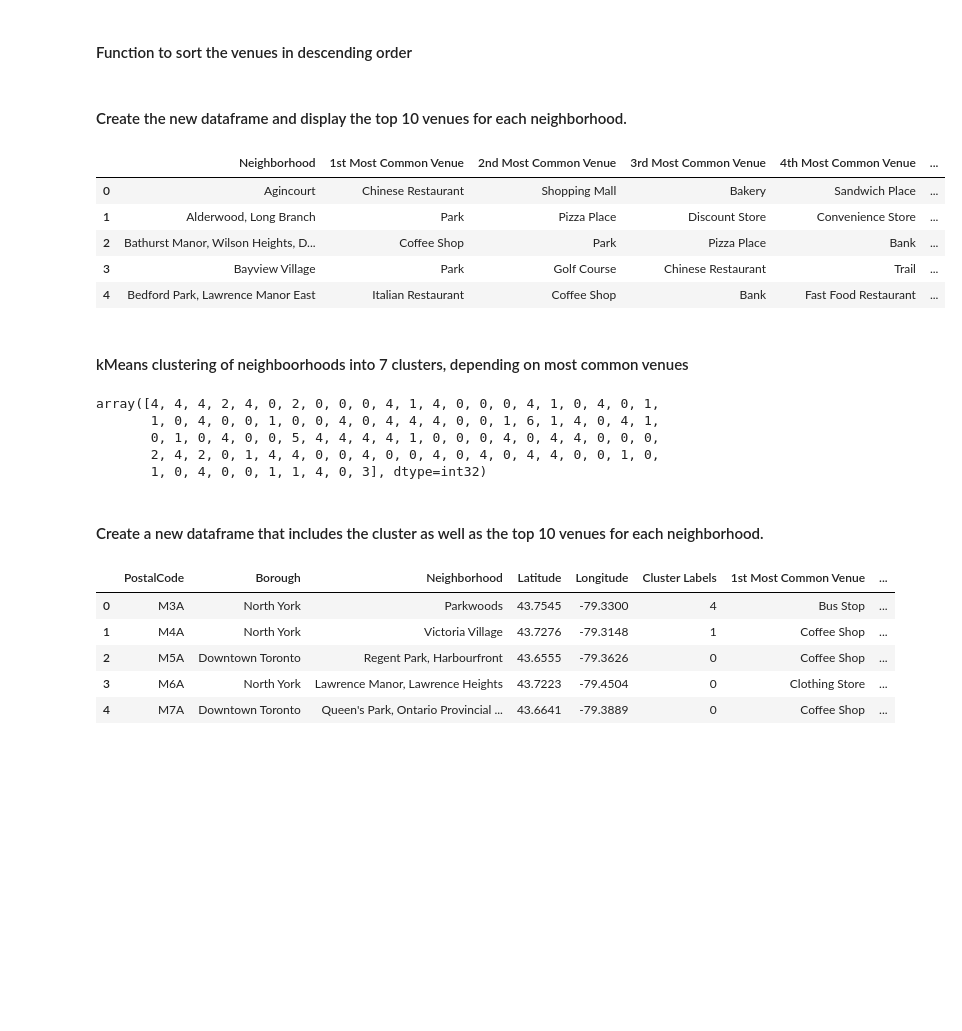
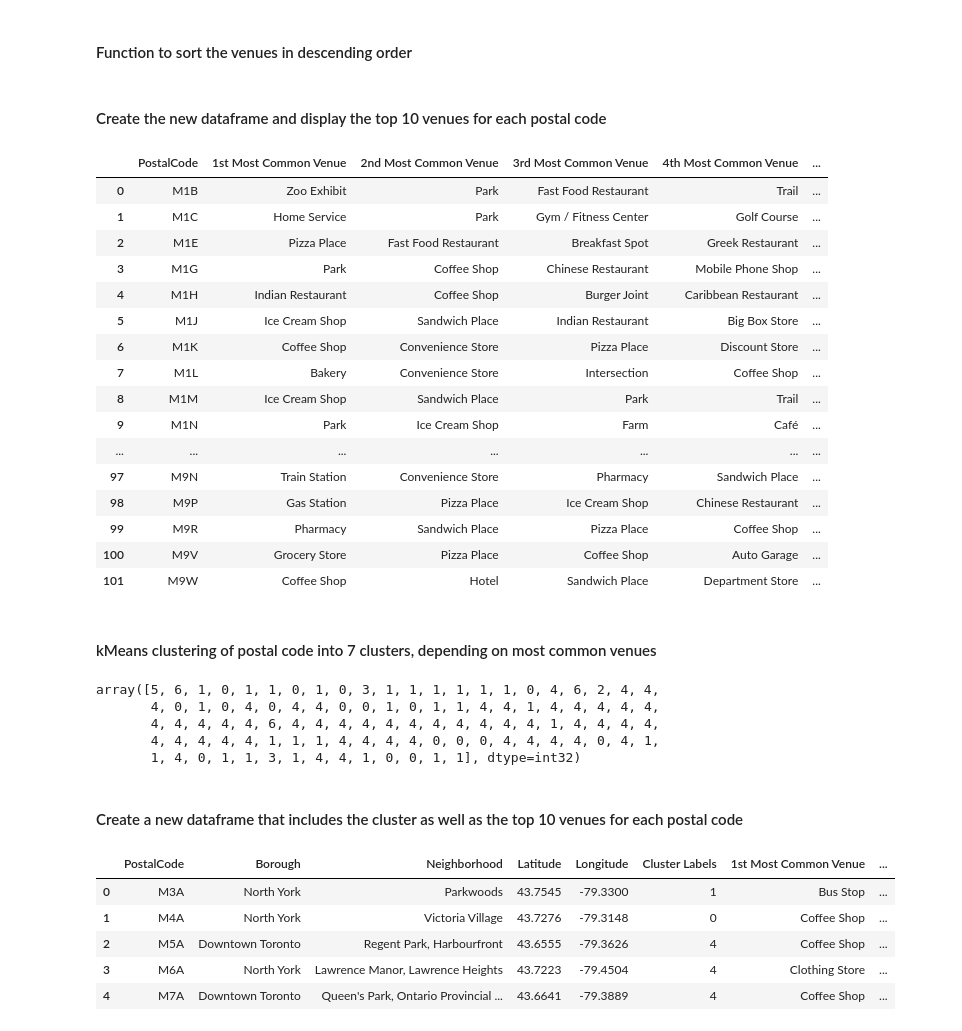
Before and after one commit to emilfh/Coursera_Capstone, a Jupyter notebook: assignment_neighborhoods_in_toronto.ipynb, the cells around one changed output. Cells and saved outputs as stored; diff of their text form; code cells hidden in the pictures; blank space fills up the shorter version.

Commit message:
changed to cluster on postalcode instead of neighborhood, v1.3

```diff
--- a/assignment_neighborhoods_in_toronto.ipynb
+++ b/assignment_neighborhoods_in_toronto.ipynb
@@ -325,11 +321,11 @@ CLIENT_SECRET:TZA5QOUXQ1JTH31IXRNGSP1DMUFUAI1C053RS3V50OTDBVF2
 # %%
 # Radius changed to larger, since many neighborhoods only had a few hits.
 
-def getNearbyVenues(names, latitudes, longitudes, radius=1000):
+def getNearbyVenues(postal_codes, latitudes, longitudes, radius=1000):
 
     venues_list=[]
-    for name, lat, lng in zip(names, latitudes, longitudes):
-        print(name)
+    for postal_code, lat, lng in zip(postal_codes, latitudes, longitudes):
+        print(postal_code)
 
         # create the API request URL
         url = 'https://api.foursquare.com/v2/venues/explore?&client_id={}&client_secret={}&v={}&ll={},{}&radius={}&limit={}'.format(
@@ -346,7 +342,7 @@ def getNearbyVenues(names, latitudes, longitudes, radius=1000):
 
         # return only relevant information for each nearby venue
         venues_list.append([(
-            name,
+            postal_code,
             lat,
             lng,
             v['venue']['name'],
@@ -355,9 +351,9 @@ def getNearbyVenues(names, latitudes, longitudes, radius=1000):
             v['venue']['categories'][0]['name']) for v in results])
 
     nearby_venues = pd.DataFrame([item for venue_list in venues_list for item in venue_list])
-    nearby_venues.columns = ['Neighborhood',
-                  'Neighborhood Latitude',
-                  'Neighborhood Longitude',
+    nearby_venues.columns = ['PostalCode',
+                  'PostalCode Latitude',
+                  'PostalCode Longitude',
                   'Venue',
                   'Venue Latitude',
                   'Venue Longitude',
@@ -369,5 +365,5 @@ def getNearbyVenues(names, latitudes, longitudes, radius=1000):
 # %%
-toronto_venues = getNearbyVenues(names=toronto_data['Neighborhood'],
+toronto_venues = getNearbyVenues(postal_codes=toronto_data['PostalCode'],
                                    latitudes=toronto_data['Latitude'],
                                    longitudes=toronto_data['Longitude']
                                   )
@@ -438,7 +434,7 @@ There are 347 uniques categories.
 toronto_onehot = pd.get_dummies(toronto_venues[['Venue Category']], prefix="", prefix_sep="")
 
 # add neighborhood column back to dataframe
-toronto_onehot['Neighborhood'] = toronto_venues['Neighborhood']
+toronto_onehot['PostalCode'] = toronto_venues['PostalCode']
 
 # move neighborhood column to the first column
 fixed_columns = [toronto_onehot.columns[-1]] + list(toronto_onehot.columns[:-1])
@@ -461,4 +457,4 @@ toronto_onehot.shape
 # %%
-toronto_grouped = toronto_onehot.groupby('Neighborhood').mean().reset_index()
+toronto_grouped = toronto_onehot.groupby('PostalCode').mean().reset_index()
 toronto_grouped.head()
 # %% [output]
@@ -513,42 +509,53 @@ def return_most_common_venues(row, num_top_venues):
 
     return row_categories_sorted.index.values[0:num_top_venues]
 # %% [markdown]
-#### Create the new dataframe and display the top 10 venues for each neighborhood.
+#### Create the new dataframe and display the top 10 venues for each postal code
 # %%
 num_top_venues = 10
 
 indicators = ['st', 'nd', 'rd']
 
 # create columns according to number of top venues
-columns = ['Neighborhood']
+columns = ['PostalCode']
 for ind in np.arange(num_top_venues):
     try:
         columns.append('{}{} Most Common Venue'.format(ind+1, indicators[ind]))
     except:
         columns.append('{}th Most Common Venue'.format(ind+1))
 
 # create a new dataframe
 neighborhoods_venues_sorted = pd.DataFrame(columns=columns)
-neighborhoods_venues_sorted['Neighborhood'] = toronto_grouped['Neighborhood']
+neighborhoods_venues_sorted['PostalCode'] = toronto_grouped['PostalCode']
 
 for ind in np.arange(toronto_grouped.shape[0]):
     neighborhoods_venues_sorted.iloc[ind, 1:] = return_most_common_venues(toronto_grouped.iloc[ind, :], num_top_venues)
 
-neighborhoods_venues_sorted.head()
+neighborhoods_venues_sorted
 # %% [output]
-|  | Neighborhood | 1st Most Common Venue | 2nd Most Common Venue | 3rd Most Common Venue | 4th Most Common Venue | ... |
-| 0 | Agincourt | Chinese Restaurant | Shopping Mall | Bakery | Sandwich Place | ... |
-| 1 | Alderwood, Long Branch | Park | Pizza Place | Discount Store | Convenience Store | ... |
-| 2 | Bathurst Manor, Wilson Heights, D... | Coffee Shop | Park | Pizza Place | Bank | ... |
-| 3 | Bayview Village | Park | Golf Course | Chinese Restaurant | Trail | ... |
-| 4 | Bedford Park, Lawrence Manor East | Italian Restaurant | Coffee Shop | Bank | Fast Food Restaurant | ... |
+|  | PostalCode | 1st Most Common Venue | 2nd Most Common Venue | 3rd Most Common Venue | 4th Most Common Venue | ... |
+| 0 | M1B | Zoo Exhibit | Park | Fast Food Restaurant | Trail | ... |
+| 1 | M1C | Home Service | Park | Gym / Fitness Center | Golf Course | ... |
+| 2 | M1E | Pizza Place | Fast Food Restaurant | Breakfast Spot | Greek Restaurant | ... |
+| 3 | M1G | Park | Coffee Shop | Chinese Restaurant | Mobile Phone Shop | ... |
+| 4 | M1H | Indian Restaurant | Coffee Shop | Burger Joint | Caribbean Restaurant | ... |
+| 5 | M1J | Ice Cream Shop | Sandwich Place | Indian Restaurant | Big Box Store | ... |
+| 6 | M1K | Coffee Shop | Convenience Store | Pizza Place | Discount Store | ... |
+| 7 | M1L | Bakery | Convenience Store | Intersection | Coffee Shop | ... |
+| 8 | M1M | Ice Cream Shop | Sandwich Place | Park | Trail | ... |
+| 9 | M1N | Park | Ice Cream Shop | Farm | Café | ... |
+| ... | ... | ... | ... | ... | ... | ... |
+| 97 | M9N | Train Station | Convenience Store | Pharmacy | Sandwich Place | ... |
+| 98 | M9P | Gas Station | Pizza Place | Ice Cream Shop | Chinese Restaurant | ... |
+| 99 | M9R | Pharmacy | Sandwich Place | Pizza Place | Coffee Shop | ... |
+| 100 | M9V | Grocery Store | Pizza Place | Coffee Shop | Auto Garage | ... |
+| 101 | M9W | Coffee Shop | Hotel | Sandwich Place | Department Store | ... |
 # %% [markdown]
-#### kMeans clustering of neighboorhoods into 7 clusters, depending on most common venues
+#### kMeans clustering of postal code into 7 clusters, depending on most common venues
 # %%
 # set number of clusters
 kclusters = 7
 
-toronto_grouped_clustering = toronto_grouped.drop('Neighborhood', 1)
+toronto_grouped_clustering = toronto_grouped.drop('PostalCode', 1)
 
 # run k-means clustering
 kmeans = KMeans(n_clusters=kclusters, random_state=0).fit(toronto_grouped_clustering)
@@ -556,13 +563,13 @@ kmeans = KMeans(n_clusters=kclusters, random_state=0).fit(toronto_grouped_cluste
 # check cluster labels generated for each row in the dataframe
 kmeans.labels_
 # %% [output]
-array([4, 4, 4, 2, 4, 0, 2, 0, 0, 0, 4, 1, 4, 0, 0, 0, 4, 1, 0, 4, 0, 1,
-       1, 0, 4, 0, 0, 1, 0, 0, 4, 0, 4, 4, 4, 0, 0, 1, 6, 1, 4, 0, 4, 1,
-       0, 1, 0, 4, 0, 0, 5, 4, 4, 4, 4, 1, 0, 0, 0, 4, 0, 4, 4, 0, 0, 0,
-       2, 4, 2, 0, 1, 4, 4, 0, 0, 4, 0, 0, 4, 0, 4, 0, 4, 4, 0, 0, 1, 0,
-       1, 0, 4, 0, 0, 1, 1, 4, 0, 3], dtype=int32)
+array([5, 6, 1, 0, 1, 1, 0, 1, 0, 3, 1, 1, 1, 1, 1, 1, 0, 4, 6, 2, 4, 4,
+       4, 0, 1, 0, 4, 0, 4, 4, 0, 0, 1, 0, 1, 1, 4, 4, 1, 4, 4, 4, 4, 4,
+       4, 4, 4, 4, 4, 6, 4, 4, 4, 4, 4, 4, 4, 4, 4, 4, 4, 1, 4, 4, 4, 4,
+       4, 4, 4, 4, 4, 1, 1, 1, 4, 4, 4, 4, 0, 0, 0, 4, 4, 4, 4, 0, 4, 1,
+       1, 4, 0, 1, 1, 3, 1, 4, 4, 1, 0, 0, 1, 1], dtype=int32)
 # %% [markdown]
-#### Create a new dataframe that includes the cluster as well as the top 10 venues for each neighborhood.
+#### Create a new dataframe that includes the cluster as well as the top 10 venues for each postal code
 # %%
 # add clustering labels
 neighborhoods_venues_sorted.insert(0, 'Cluster Labels', kmeans.labels_)
@@ -571,7 +578,7 @@ neighborhoods_venues_sorted.insert(0, 'Cluster Labels', kmeans.labels_)
 toronto_merged = toronto_data
 
 # merge toronto_grouped with toronto_data to add latitude/longitude for each neighborhood
-toronto_merged = toronto_merged.join(neighborhoods_venues_sorted.set_index('Neighborhood'), on='Neighborhood')
+toronto_merged = toronto_merged.join(neighborhoods_venues_sorted.set_index('PostalCode'), on='PostalCode')
 
 #  drop rows??
 toronto_merged = toronto_merged.dropna()
@@ -584,9 +591,9 @@ toronto_merged["Cluster Labels"] = toronto_merged["Cluster Labels"].astype(int)
 toronto_merged.head() # check the last columns!
 # %% [output]
 |  | PostalCode | Borough | Neighborhood | Latitude | Longitude | Cluster Labels | 1st Most Common Venue | ... |
-| 0 | M3A | North York | Parkwoods | 43.7545 | -79.3300 | 4 | Bus Stop | ... |
-| 1 | M4A | North York | Victoria Village | 43.7276 | -79.3148 | 1 | Coffee Shop | ... |
-| 2 | M5A | Downtown Toronto | Regent Park, Harbourfront | 43.6555 | -79.3626 | 0 | Coffee Shop | ... |
-| 3 | M6A | North York | Lawrence Manor, Lawrence Heights | 43.7223 | -79.4504 | 0 | Clothing Store | ... |
-| 4 | M7A | Downtown Toronto | Queen's Park, Ontario Provincial ... | 43.6641 | -79.3889 | 0 | Coffee Shop | ... |
+| 0 | M3A | North York | Parkwoods | 43.7545 | -79.3300 | 1 | Bus Stop | ... |
+| 1 | M4A | North York | Victoria Village | 43.7276 | -79.3148 | 0 | Coffee Shop | ... |
+| 2 | M5A | Downtown Toronto | Regent Park, Harbourfront | 43.6555 | -79.3626 | 4 | Coffee Shop | ... |
+| 3 | M6A | North York | Lawrence Manor, Lawrence Heights | 43.7223 | -79.4504 | 4 | Clothing Store | ... |
+| 4 | M7A | Downtown Toronto | Queen's Park, Ontario Provincial ... | 43.6641 | -79.3889 | 4 | Coffee Shop | ... |
 # %% [markdown]
```
Also changed, not shown: parts of 17 cells of this notebook.
